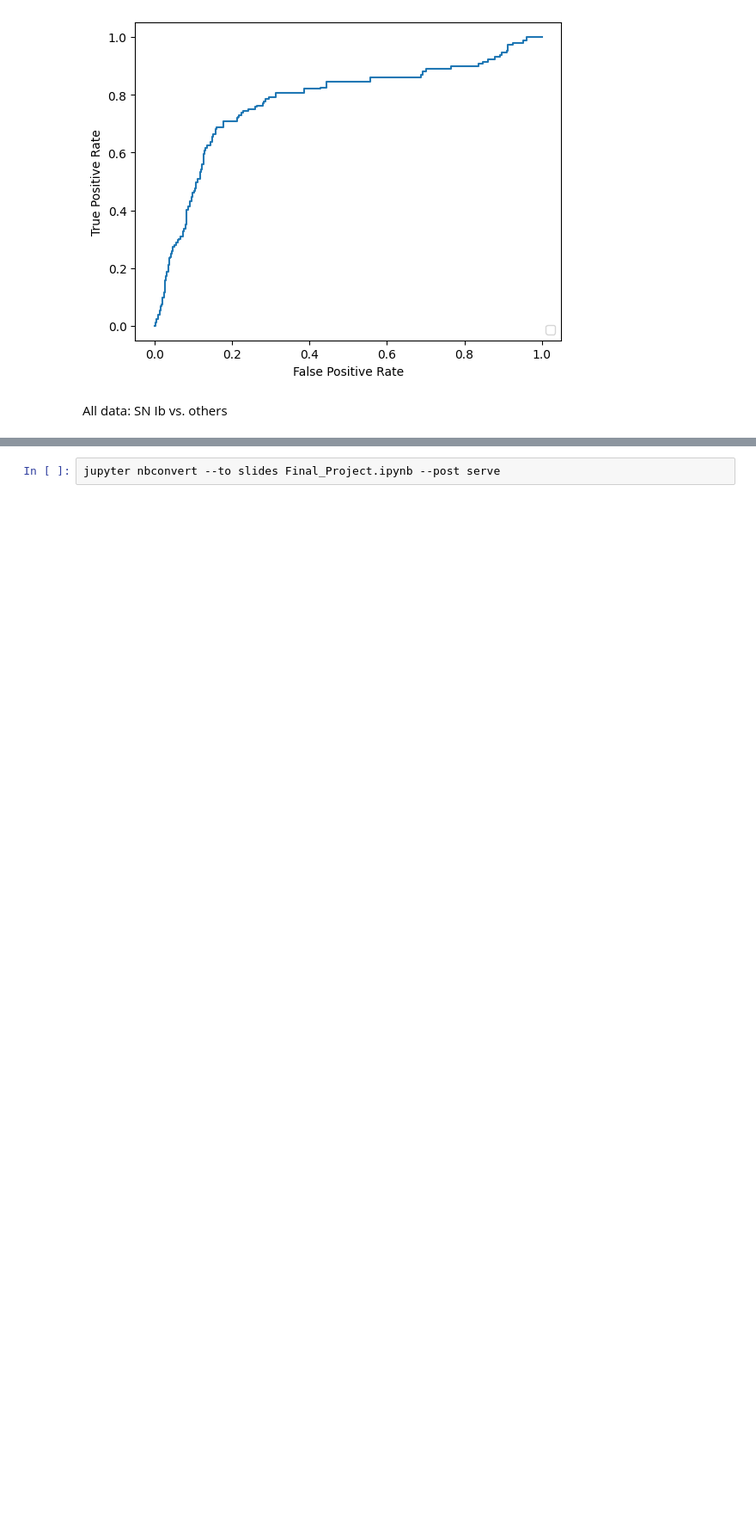
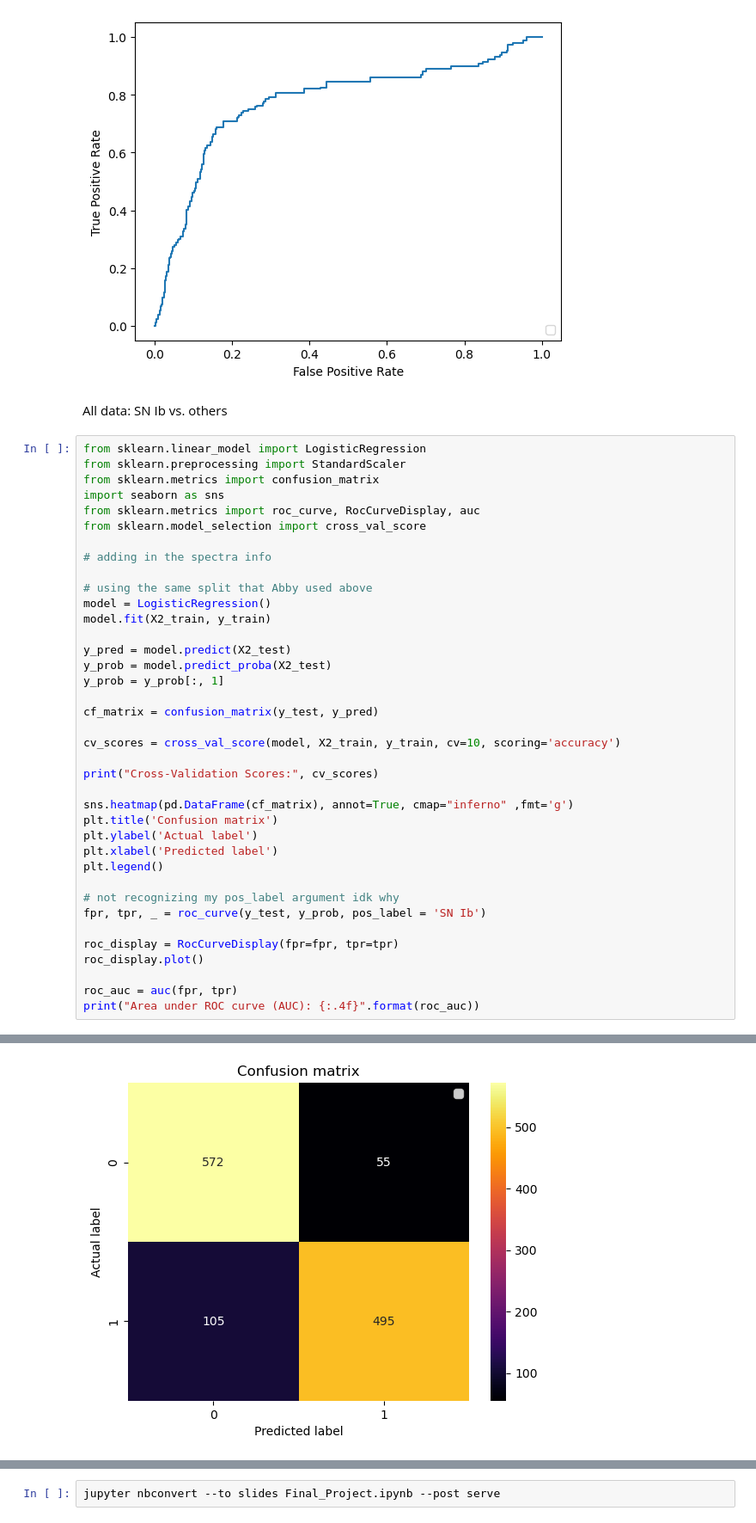
Before and after one commit to abbystokes/AST8581_FinalProject, a Jupyter notebook: Final_Project.ipynb, the cells around one changed output, grey strips where cells are left out. Shown at 86% size. Cells and saved outputs as stored; diff of their text form; blank space fills up the shorter version.

Commit message:
added in the new helium emission info

```diff
--- a/Final_Project.ipynb
+++ b/Final_Project.ipynb
@@ -767,3 +767,42 @@ Area under ROC curve (AUC): 0.7760
 [figure]
 # %% [markdown]
 All data: SN Ib vs. others
+# %%
+from sklearn.linear_model import LogisticRegression
+from sklearn.preprocessing import StandardScaler
+from sklearn.metrics import confusion_matrix
+import seaborn as sns
+from sklearn.metrics import roc_curve, RocCurveDisplay, auc
+from sklearn.model_selection import cross_val_score
+
+# adding in the spectra info
+
+# using the same split that Abby used above
+model = LogisticRegression()
+model.fit(X2_train, y_train)
+
+y_pred = model.predict(X2_test)
+y_prob = model.predict_proba(X2_test)
+y_prob = y_prob[:, 1]
+
+cf_matrix = confusion_matrix(y_test, y_pred)
+
+cv_scores = cross_val_score(model, X2_train, y_train, cv=10, scoring='accuracy')
+
+print("Cross-Validation Scores:", cv_scores)
+
+sns.heatmap(pd.DataFrame(cf_matrix), annot=True, cmap="inferno" ,fmt='g')
+plt.title('Confusion matrix')
+plt.ylabel('Actual label')
+plt.xlabel('Predicted label')
+plt.legend()
+
+# not recognizing my pos_label argument idk why
+fpr, tpr, _ = roc_curve(y_test, y_prob, pos_label = 'SN Ib')
+
+roc_display = RocCurveDisplay(fpr=fpr, tpr=tpr)
+roc_display.plot()
+
+roc_auc = auc(fpr, tpr)
+print("Area under ROC curve (AUC): {:.4f}".format(roc_auc))
+# %% [output]
@@ -769,0 +814 @@ All data: SN Ib vs. others
+[figure, added]
```
Also changed, not shown: parts of 9 cells of this notebook.
